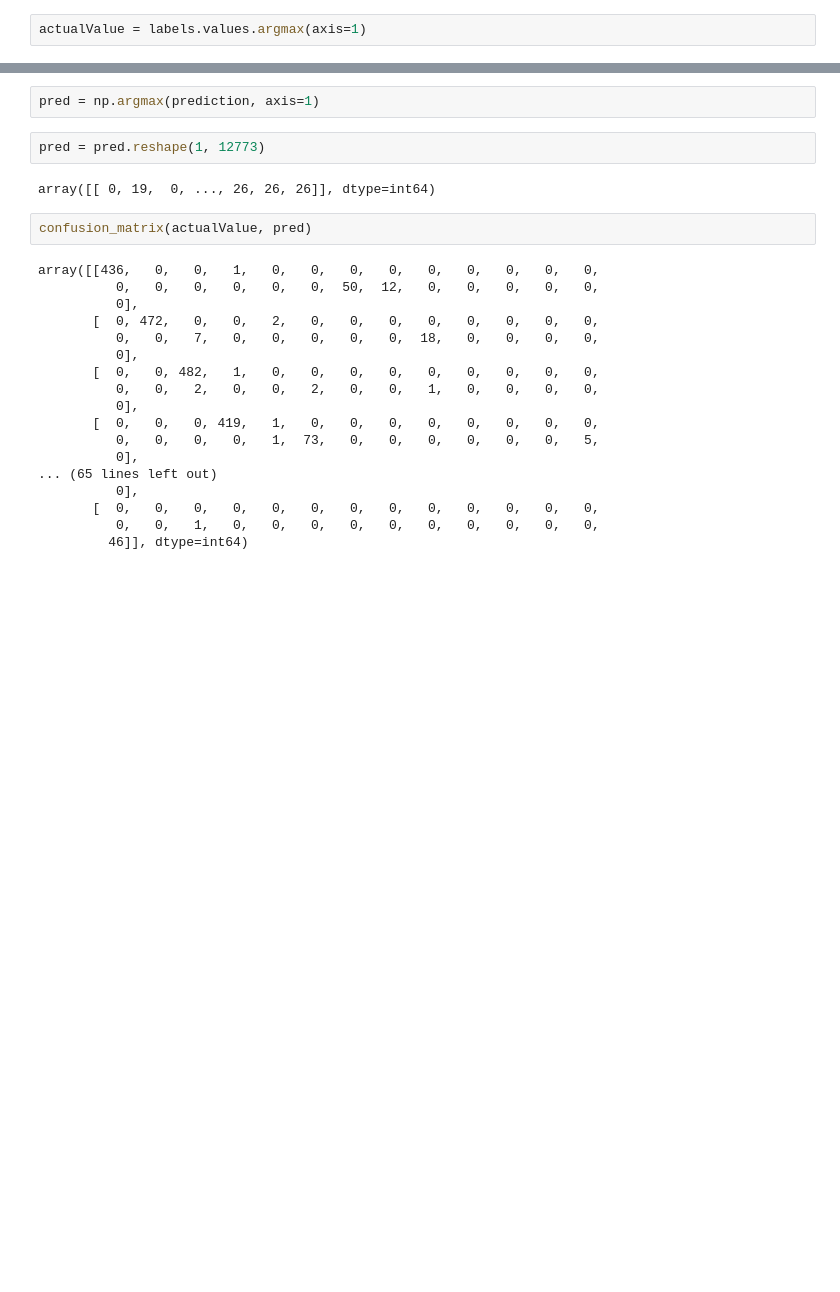
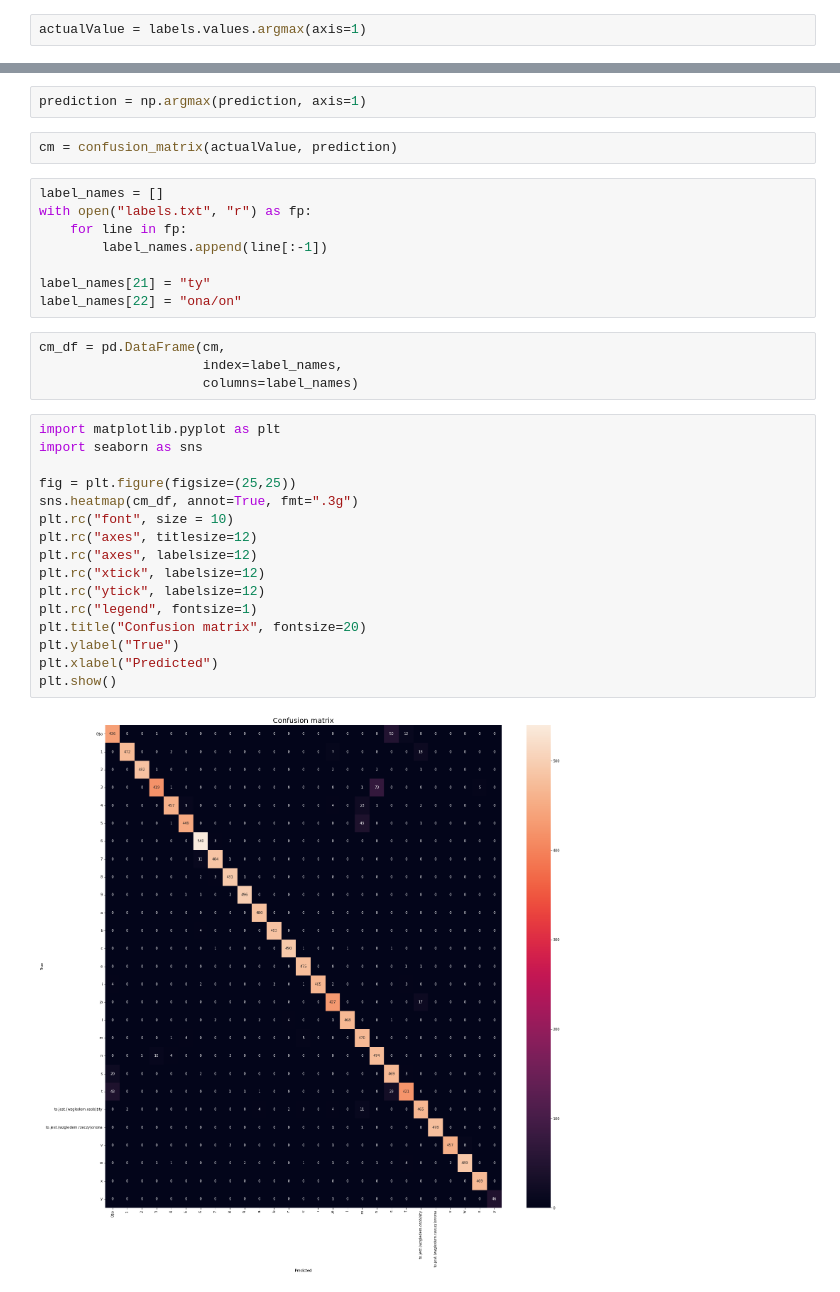
Before and after one commit to Hidennnn/PSLRecognition, a Jupyter notebook: neural_network_test.ipynb, the cells around one changed output, grey strips where cells are left out. Saved outputs shown, nothing was run; the diff lists cells and outputs as text; blank space fills up the shorter version.

```diff
--- a/neural_network_test.ipynb
+++ b/neural_network_test.ipynb
@@ -33,26 +27,34 @@ prediction = model.predict(features)
 # %%
-pred = np.argmax(prediction, axis=1)
+prediction = np.argmax(prediction, axis=1)
-# %%
-pred = pred.reshape(1, 12773)
-# %% [output]
-array([[ 0, 19,  0, ..., 26, 26, 26]], dtype=int64)
-# %%
-confusion_matrix(actualValue, pred)
-# %% [output]
-array([[436,   0,   0,   1,   0,   0,   0,   0,   0,   0,   0,   0,   0,
-          0,   0,   0,   0,   0,   0,  50,  12,   0,   0,   0,   0,   0,
-          0],
-       [  0, 472,   0,   0,   2,   0,   0,   0,   0,   0,   0,   0,   0,
-          0,   0,   7,   0,   0,   0,   0,   0,  18,   0,   0,   0,   0,
-          0],
-       [  0,   0, 482,   1,   0,   0,   0,   0,   0,   0,   0,   0,   0,
-          0,   0,   2,   0,   0,   2,   0,   0,   1,   0,   0,   0,   0,
-          0],
-       [  0,   0,   0, 419,   1,   0,   0,   0,   0,   0,   0,   0,   0,
-          0,   0,   0,   0,   1,  73,   0,   0,   0,   0,   0,   0,   5,
-          0],
-... (65 lines left out)
-          0],
-       [  0,   0,   0,   0,   0,   0,   0,   0,   0,   0,   0,   0,   0,
-          0,   0,   1,   0,   0,   0,   0,   0,   0,   0,   0,   0,   0,
-         46]], dtype=int64)
+# %%
+cm = confusion_matrix(actualValue, prediction)
+# %%
+label_names = []
+with open("labels.txt", "r") as fp:
+    for line in fp:
+        label_names.append(line[:-1])
+
+label_names[21] = "ty"
+label_names[22] = "ona/on"
+# %%
+cm_df = pd.DataFrame(cm,
+                     index=label_names,
+                     columns=label_names)
+# %%
+import matplotlib.pyplot as plt
+import seaborn as sns
+
+fig = plt.figure(figsize=(25,25))
+sns.heatmap(cm_df, annot=True, fmt=".3g")
+plt.rc("font", size = 10)
+plt.rc("axes", titlesize=12)
+plt.rc("axes", labelsize=12)
+plt.rc("xtick", labelsize=12)
+plt.rc("ytick", labelsize=12)
+plt.rc("legend", fontsize=1)
+plt.title("Confusion matrix", fontsize=20)
+plt.ylabel("True")
+plt.xlabel("Predicted")
+plt.show()
+# %% [output]
+[figure, added]
```
Also changed, not shown: parts of 5 cells of this notebook, 6 other files.
